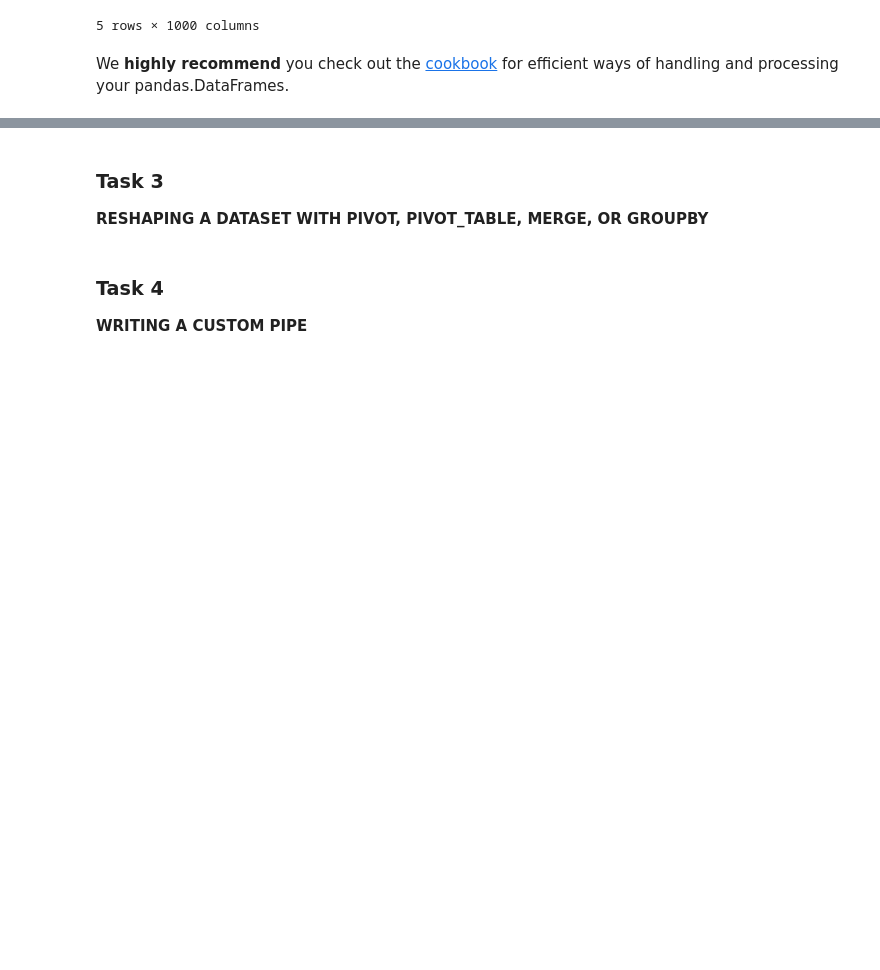
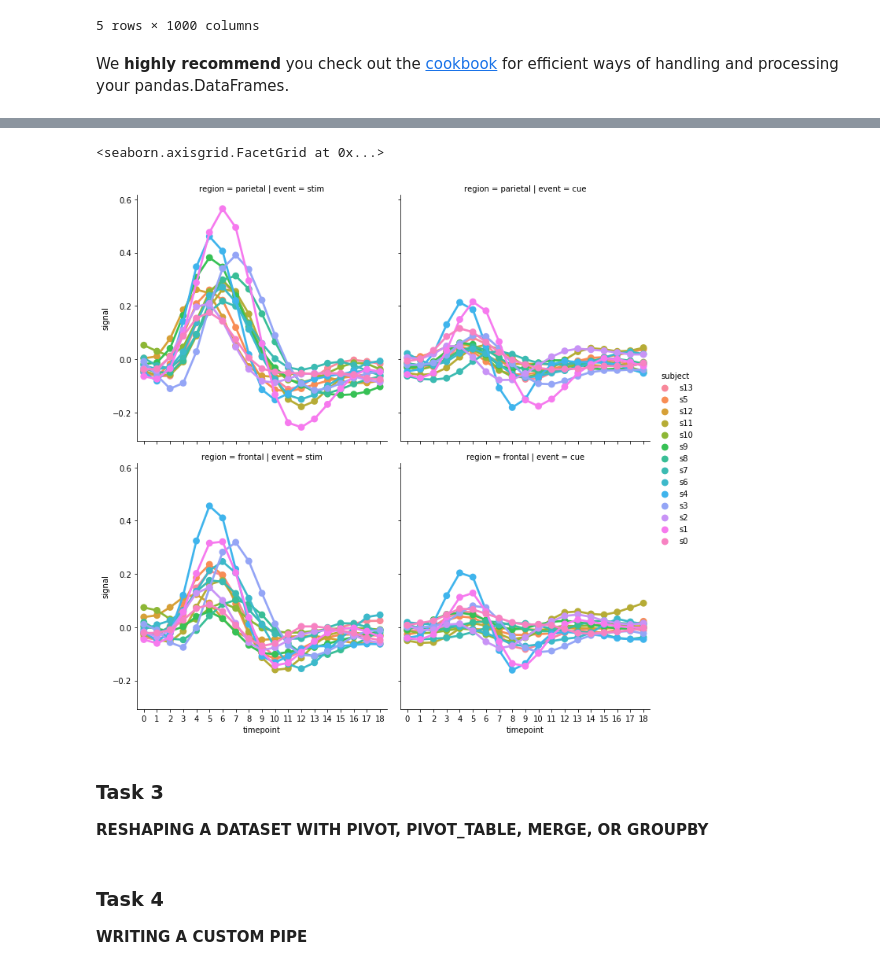
Before and after one commit to ecs-vlc/PythonTeaching, a Jupyter notebook: 03-Data/02 Pandas Intermediate.ipynb, the cells around one changed output, grey strips where cells are left out. Drawn from its saved outputs; the diff is of its cells as text; code cells hidden in the pictures; blank space fills up the shorter version.

```diff
--- a/03-Data/02 Pandas Intermediate.ipynb
+++ b/03-Data/02 Pandas Intermediate.ipynb
@@ -490,0 +489,3 @@ We **highly recommend** you check out the [cookbook](https://pandas.pydata.org/p
+# %%
+fmri = pd.read_csv("fmri.csv")
+fmri.head()
@@ -491,3 +499,9 @@ We **highly recommend** you check out the [cookbook](https://pandas.pydata.org/p
+# %%
+import seaborn as sns
+sns.catplot(x="timepoint", y="signal", hue="subject", col="event", row="region", data=fmri, kind="point", alpha=.5)
+# %% [output]
+<seaborn.axisgrid.FacetGrid at 0x...>
+[figure, added]
 # %% [markdown]
 ### Task 3
 
```
Also changed, not shown: parts of 3 cells of this notebook, 29 other files.
